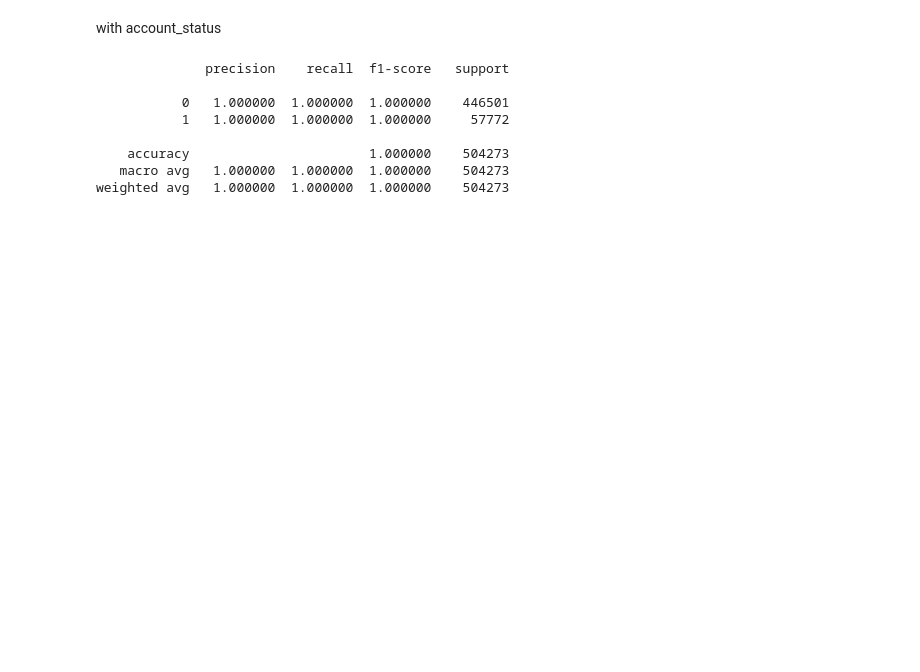
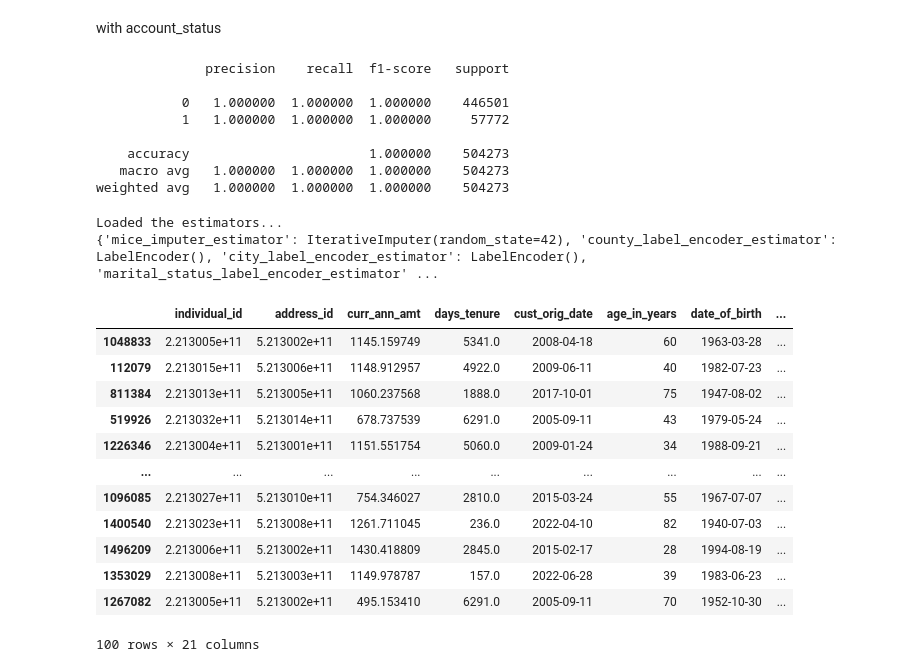
Before and after one commit to sasankjampana8/Customer-Churn-Prediction, a Jupyter notebook: test.ipynb, the cells around one changed output. Drawn from its saved outputs; the diff is of its cells as text; code cells hidden in the pictures; blank space fills up the shorter version.

```diff
--- a/test.ipynb
+++ b/test.ipynb
@@ -932,0 +1006,5 @@ weighted avg   1.000000  1.000000  1.000000    504273
+# %%
+obj1 = Preprocess(model_path)
+# %% [output]
+Loaded the estimators...
+{'mice_imputer_estimator': IterativeImputer(random_state=42), 'county_label_encoder_estimator': LabelEncoder(), 'city_label_encoder_estimator': LabelEncoder(), 'marital_status_label_encoder_estimator' ...
@@ -932,0 +1018,16 @@ weighted avg   1.000000  1.000000  1.000000    504273
+# %%
+test_data
+# %% [output]
+|  | individual_id | address_id | curr_ann_amt | days_tenure | cust_orig_date | age_in_years | date_of_birth | ... |
+| 1048833 | 2.213005e+11 | 5.213002e+11 | 1145.159749 | 5341.0 | 2008-04-18 | 60 | 1963-03-28 | ... |
+| 112079 | 2.213015e+11 | 5.213006e+11 | 1148.912957 | 4922.0 | 2009-06-11 | 40 | 1982-07-23 | ... |
+| 811384 | 2.213013e+11 | 5.213005e+11 | 1060.237568 | 1888.0 | 2017-10-01 | 75 | 1947-08-02 | ... |
+| 519926 | 2.213032e+11 | 5.213014e+11 | 678.737539 | 6291.0 | 2005-09-11 | 43 | 1979-05-24 | ... |
+| 1226346 | 2.213004e+11 | 5.213001e+11 | 1151.551754 | 5060.0 | 2009-01-24 | 34 | 1988-09-21 | ... |
+| ... | ... | ... | ... | ... | ... | ... | ... | ... |
+| 1096085 | 2.213027e+11 | 5.213010e+11 | 754.346027 | 2810.0 | 2015-03-24 | 55 | 1967-07-07 | ... |
+| 1400540 | 2.213023e+11 | 5.213008e+11 | 1261.711045 | 236.0 | 2022-04-10 | 82 | 1940-07-03 | ... |
+| 1496209 | 2.213006e+11 | 5.213002e+11 | 1430.418809 | 2845.0 | 2015-02-17 | 28 | 1994-08-19 | ... |
+| 1353029 | 2.213008e+11 | 5.213003e+11 | 1149.978787 | 157.0 | 2022-06-28 | 39 | 1983-06-23 | ... |
+| 1267082 | 2.213005e+11 | 5.213002e+11 | 495.153410 | 6291.0 | 2005-09-11 | 70 | 1952-10-30 | ... |
+100 rows × 21 columns
```
Also changed, not shown: parts of 15 cells of this notebook.
